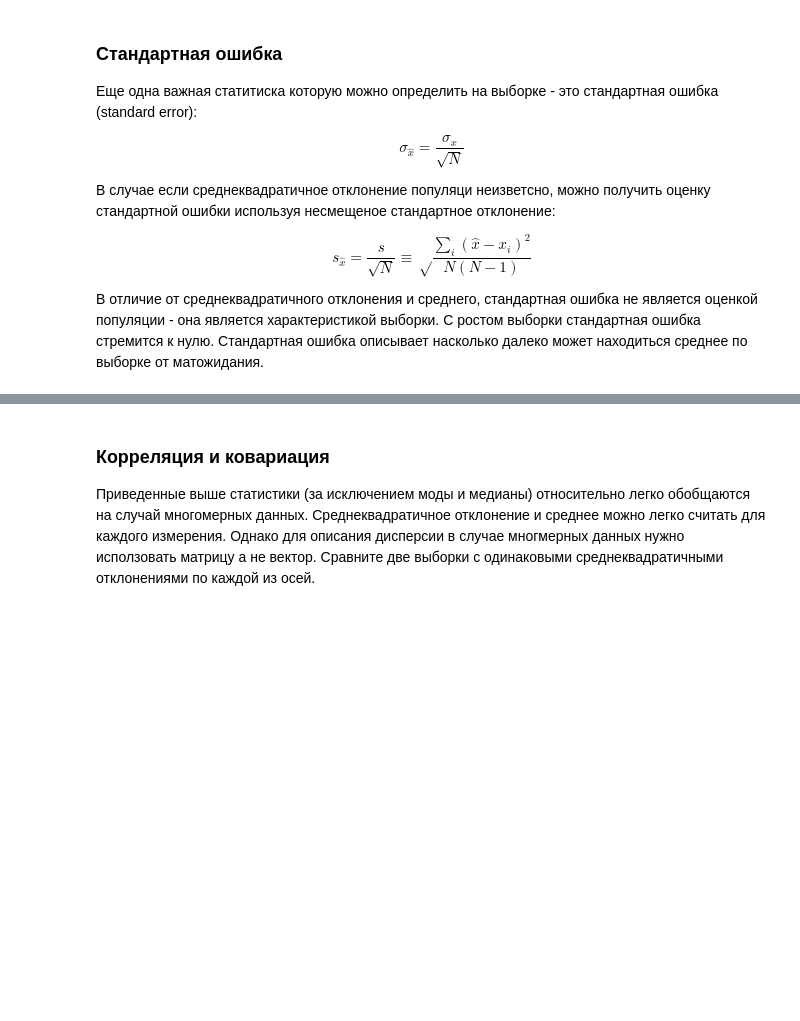
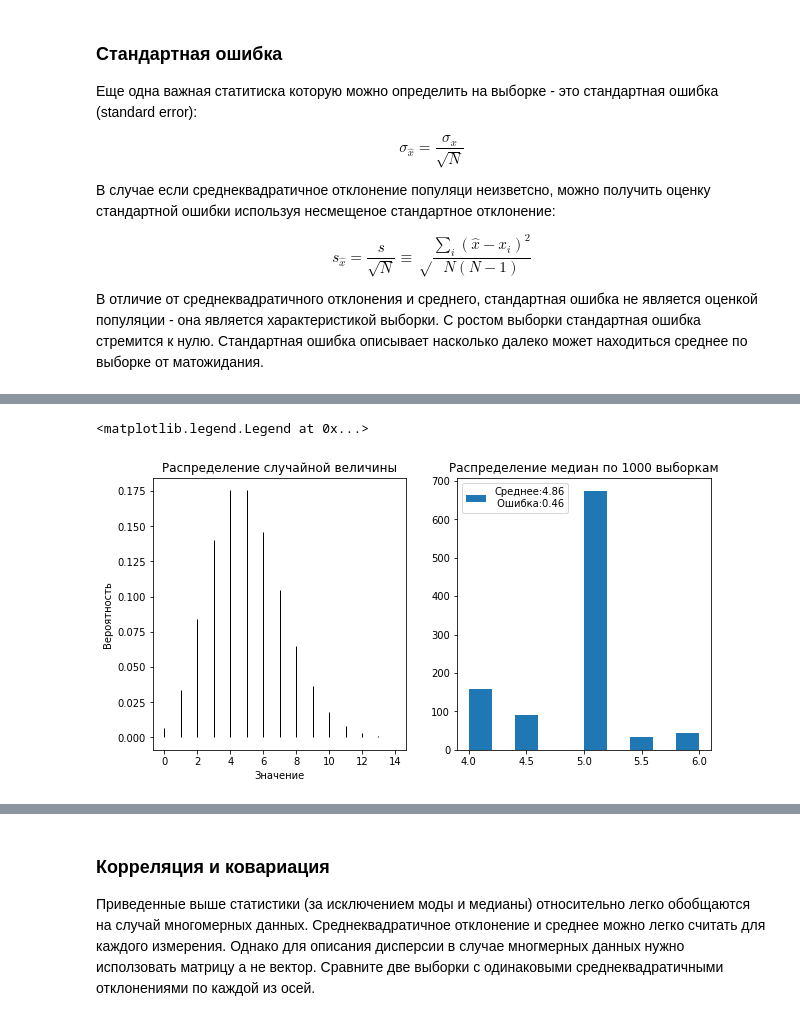
Before and after one commit to mozgit/From-Stats-to-ML, a Jupyter notebook: Лекция_2_Статистика.ipynb, the cells around one changed output, grey strips where cells are left out. Cells and saved outputs as stored; diff of their text form; code cells hidden in the pictures; blank space fills up the shorter version.

```diff
--- a/Лекция_2_Статистика.ipynb
+++ b/Лекция_2_Статистика.ipynb
@@ -301,0 +308,20 @@ $$s_{\hat{x}}  = \frac {s}{\sqrt{N}}\equiv \sqrt\frac{\sum_i(\hat{x}-x_i)^2}{N(N
+# %%
+from scipy.stats import poisson
+p = poisson(mu = 5)
+sample_size = 50
+meds = []
+for r in range(1000):
+    meds.append(np.median(p.rvs(sample_size)))
+
+f, ax = plt.subplots(1, 2, figsize = (10, 5))
+x = range(15)
+ax[0].vlines(x, 0, p.pmf(x), colors='k', linestyles='-', lw=1)
+ax[0].set_title("Распределение случайной величины")
+ax[0].set_ylabel("Вероятность")
+ax[0].set_xlabel("Значение")
+ax[1].hist(meds, label = f"Среднее:{round(np.mean(meds),2)}\n Ошибка:{round(np.std(meds),2)}")
+ax[1].set_title("Распределение медиан по 1000 выборкам")
+ax[1].legend()
+# %% [output]
+<matplotlib.legend.Legend at 0x...>
+[figure, added]
```
Also changed, not shown: parts of 4 cells of this notebook.
